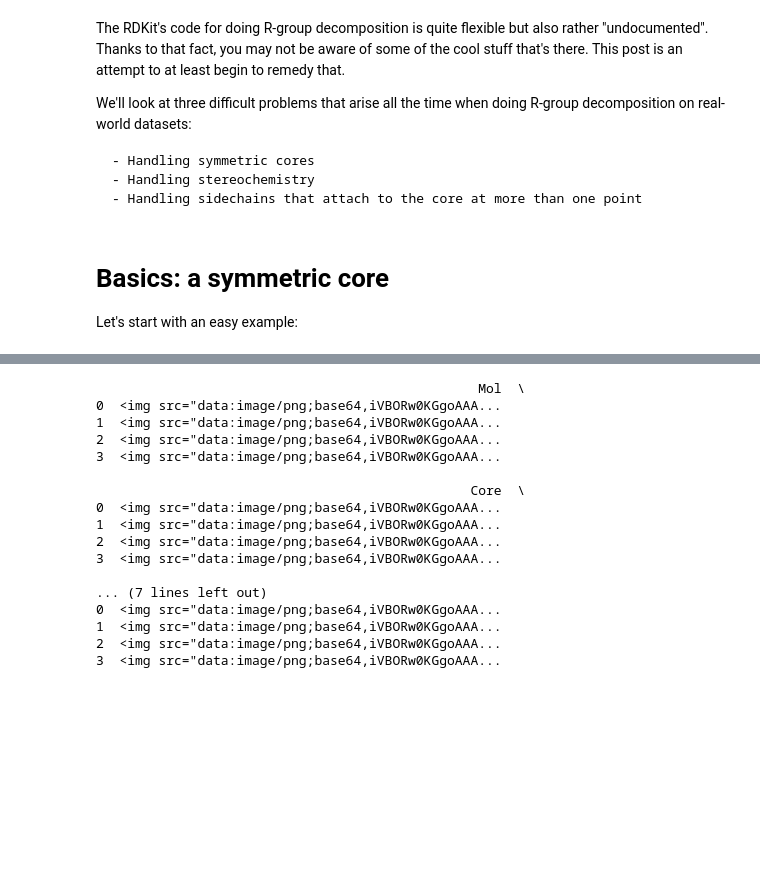
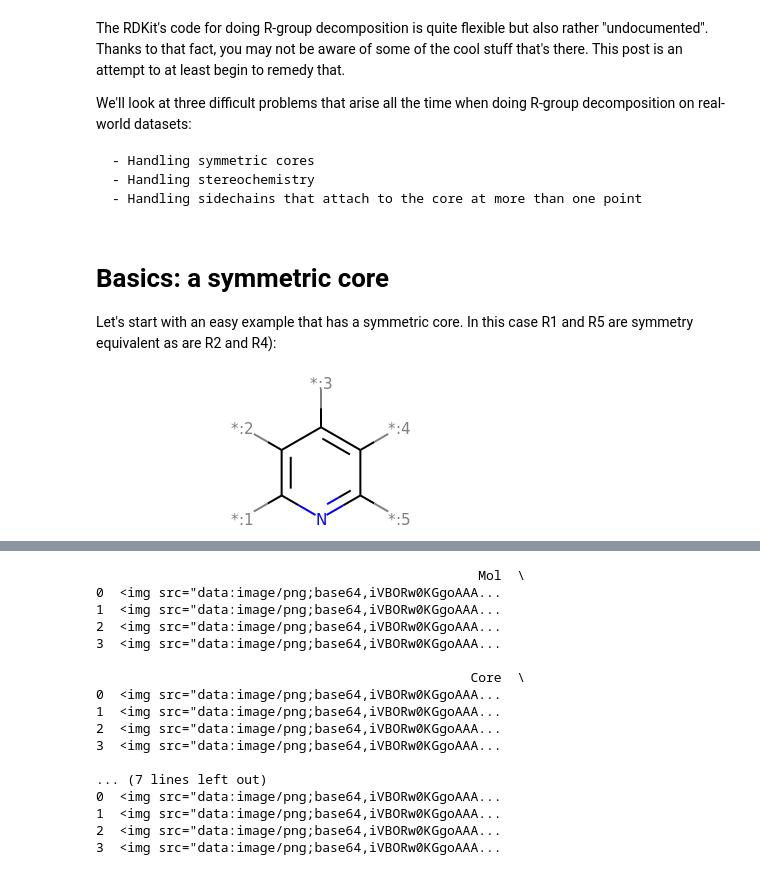
Before and after one commit to greglandrum/rdkit_blog, a Jupyter notebook: notebooks/RGroupEdgeCases.ipynb, the cells around one changed output, grey strips where cells are left out. Saved outputs shown, nothing was run; the diff lists cells and outputs as text; code cells hidden in the pictures; blank space fills up the shorter version.

```diff
--- a/notebooks/RGroupEdgeCases.ipynb
+++ b/notebooks/RGroupEdgeCases.ipynb
@@ -41,7 +42,12 @@ def groups_to_df(groups,mols,include_core=False,redraw_sidechains=False):
 # %% [markdown]
 # Basics: a symmetric core
 
-Let's start with an easy example:
+Let's start with an easy example that has a symmetric core. In this case R1 and R5 are symmetry equivalent as are R2 and R4):
+# %%
+scaffold = Chem.MolFromSmiles('[*:1]c1c([*:2])c([*:3])c([*:4])c([*:5])n1')
+scaffold
+# %% [output]
+[figure, added]
 # %%
 mols = [Chem.MolFromSmiles(smi) for smi in 'c1c(F)cccn1 c1c(Cl)c(C)ccn1 c1c(O)cccn1 c1c(F)c(C)ccn1'.split()]
 Draw.MolsToGridImage(mols,molsPerRow=4)
```
Also changed, not shown: parts of 40 cells of this notebook.
